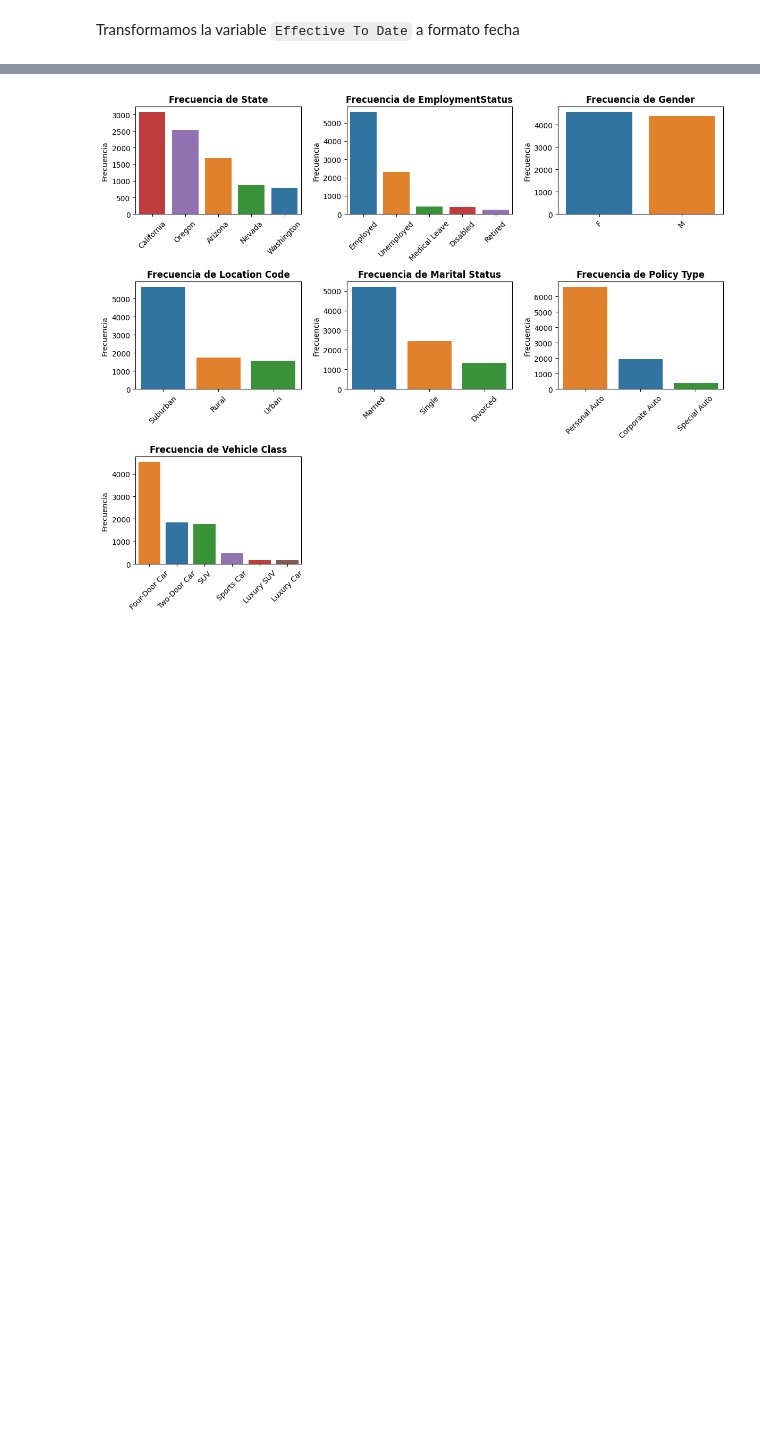
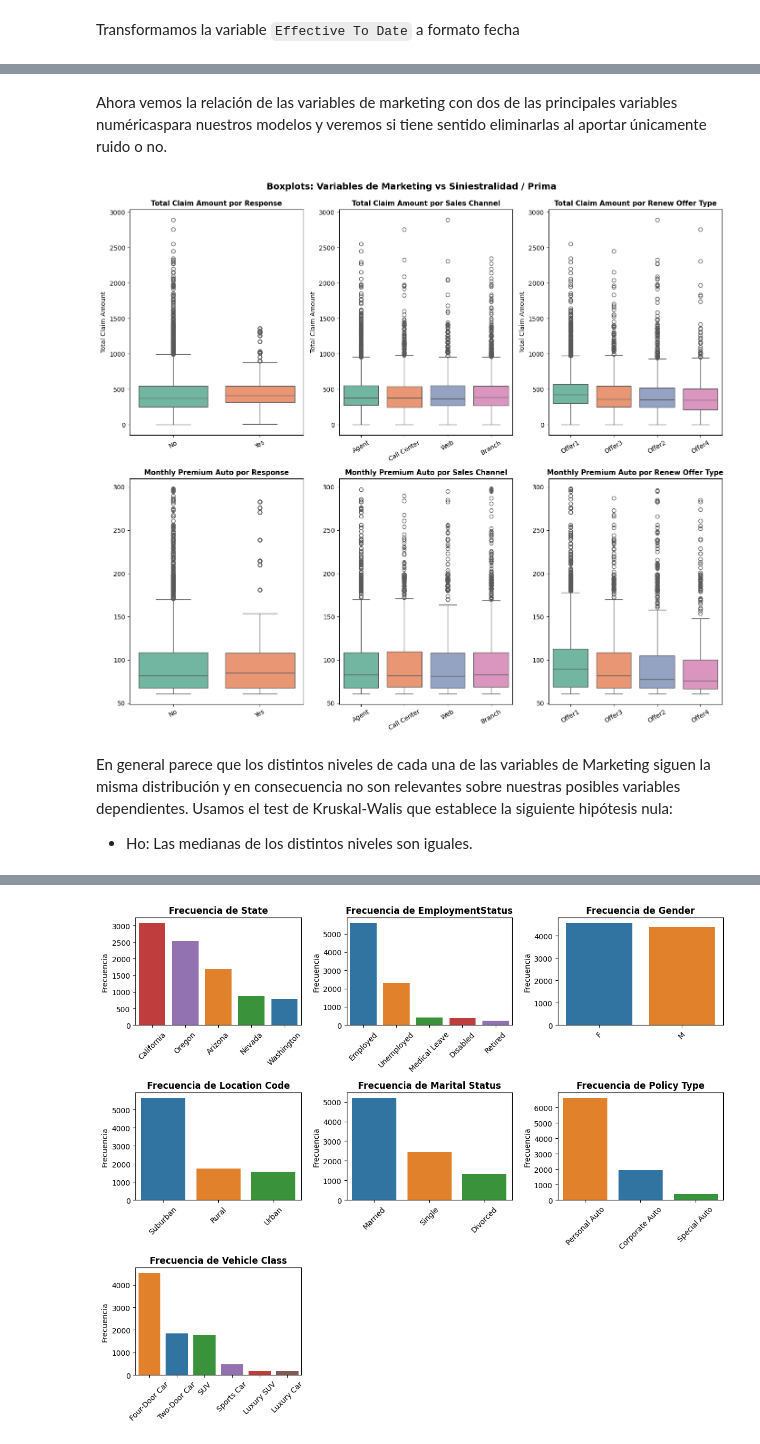
Before and after one commit to diegooperezz/actuarial-bnn-reserving, a Jupyter notebook: notebooks/01_eda_limpieza.ipynb, the cells around one changed output, grey strips where cells are left out. Saved outputs shown, nothing was run; the diff lists cells and outputs as text; code cells hidden in the pictures; blank space fills up the shorter version.

```diff
--- a/notebooks/01_eda_limpieza.ipynb
+++ b/notebooks/01_eda_limpieza.ipynb
@@ -121,0 +126,39 @@ df_1 = df_limpio.copy().drop(columns=['Policy', 'Sales Channel', 'Renew Offer Ty
+# %% [markdown]
+Ahora vemos la relación de las variables de marketing con dos de las principales variables numéricaspara nuestros modelos y veremos si tiene sentido eliminarlas al aportar únicamente ruido o no.
+# %%
+# Pintamos 6 gráficos con los boxplot para cada cruce de variables.
+# Ho: Las medianas de los niveles definidos dentro de cada variable son significativamente idénticas para cada nivel
+
+# Variables de agrupación (marketing) y variables objetivo
+group_vars = ['Response', 'Sales Channel', 'Renew Offer Type']
+target_vars = ['Total Claim Amount', 'Monthly Premium Auto']
+
+# --- Boxplots ---
+fig, axes = plt.subplots(nrows=len(target_vars), ncols=len(group_vars), figsize=(14, 12))
+
+for i, grp in enumerate(group_vars):
+    for j, tgt in enumerate(target_vars):
+        ax = axes[j, i]
+        sns.boxplot(
+            data=df_limpio,
+            x=grp,
+            y=tgt,
+            hue=grp,
+            ax=ax,
+            legend=False,
+            palette='Set2'
+        )
+        ax.set_title(f'{tgt} por {grp}', fontsize=11, fontweight='bold')
+        ax.set_xlabel('')
+        ax.set_ylabel(tgt if j == 0 else '')
+        ax.tick_params(axis='x', rotation=30)
+
+plt.tight_layout()
+plt.suptitle('Boxplots: Variables de Marketing vs Siniestralidad / Prima',
+             fontsize=14, fontweight='bold', y=1.02)
+plt.show()
+# %% [output]
+[figure, added]
+# %% [markdown]
+En general parece que los distintos niveles de cada una de las variables de Marketing siguen la misma distribución y en consecuencia no son relevantes sobre nuestras posibles variables dependientes. Usamos el test de Kruskal-Walis que establece la siguiente hipótesis nula:
+- Ho: Las medianas de los distintos niveles son iguales.
```
Also changed, not shown: parts of 17 cells of this notebook.
